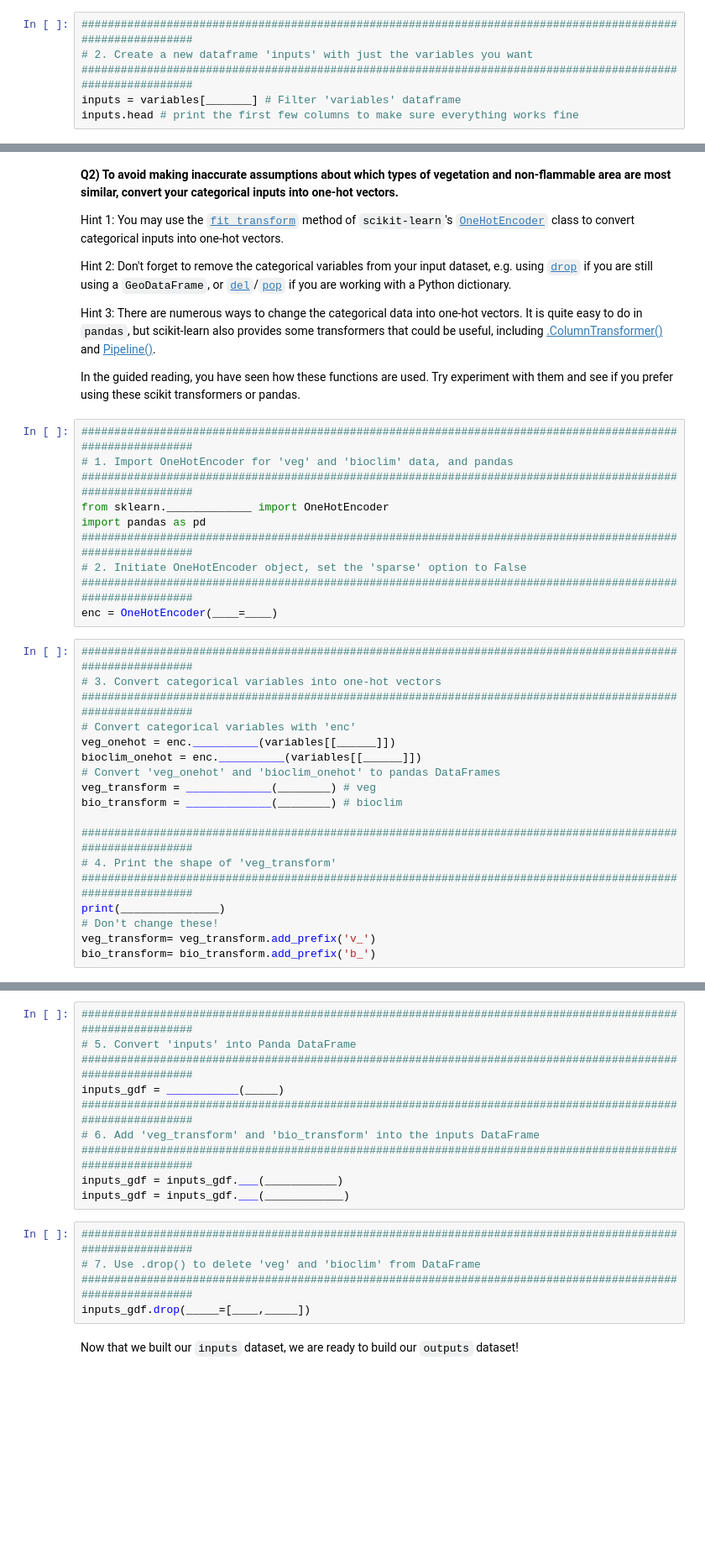
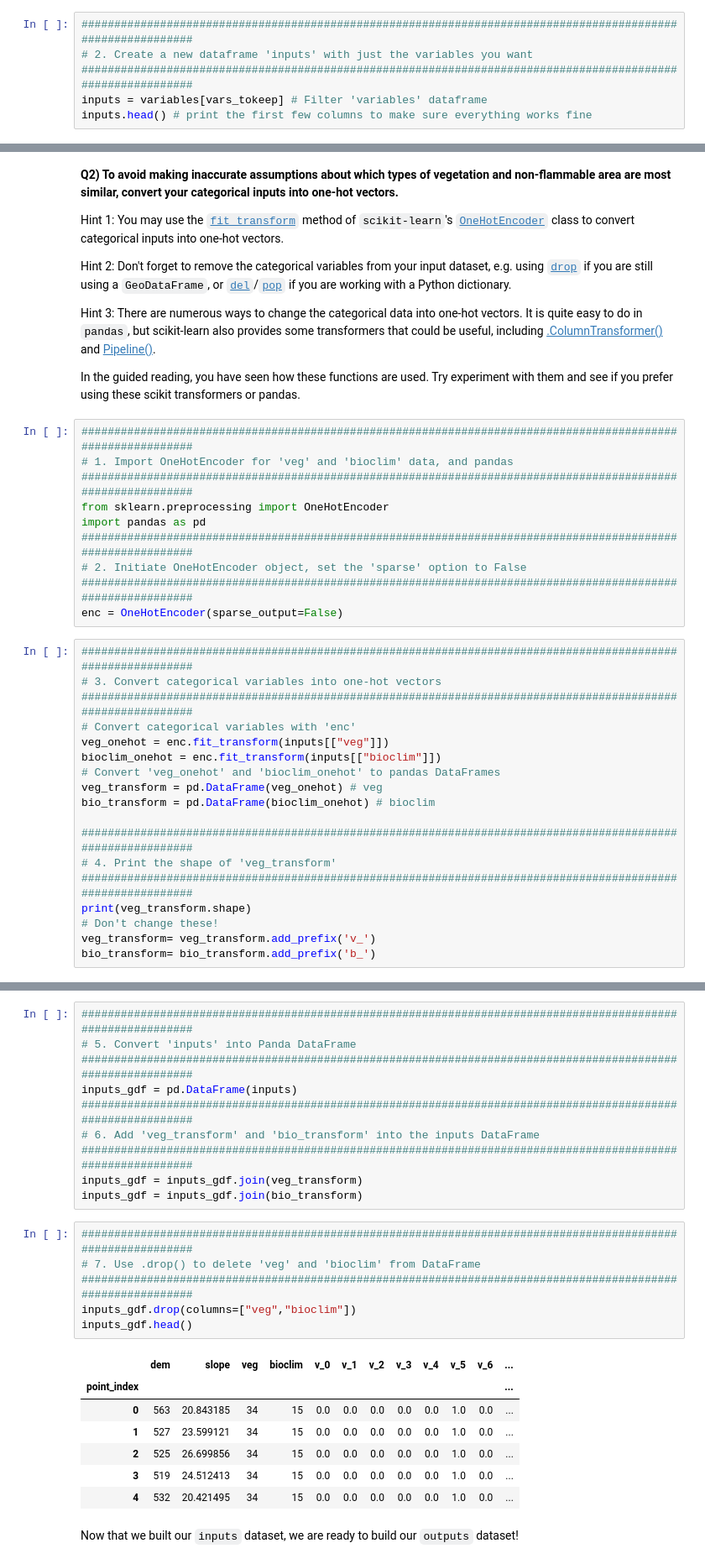
Before and after one commit to leajag/2025_ML_EES, a Jupyter notebook: Labs/2_4_Wildfire_Risk_Italy.ipynb, the cells around one changed output, grey strips where cells are left out. Shown at 84% size. Drawn from its saved outputs; the diff is of its cells as text; blank space fills up the shorter version.

```diff
--- a/Labs/2_4_Wildfire_Risk_Italy.ipynb
+++ b/Labs/2_4_Wildfire_Risk_Italy.ipynb
@@ -130,6 +155,6 @@ vars_tokeep = [___,____,____,__name__]
 ############################################################################################################
 # 2. Create a new dataframe 'inputs' with just the variables you want
 ############################################################################################################
-inputs = variables[_______] # Filter 'variables' dataframe
-inputs.head # print the first few columns to make sure everything works fine
+inputs = variables[vars_tokeep] # Filter 'variables' dataframe
+inputs.head() # print the first few columns to make sure everything works fine
 # %% [output]
@@ -162,27 +179,27 @@ In the guided reading, you have seen how these functions are used. Try experimen
 ############################################################################################################
 # 1. Import OneHotEncoder for 'veg' and 'bioclim' data, and pandas
 ############################################################################################################
-from sklearn._____________ import OneHotEncoder
+from sklearn.preprocessing import OneHotEncoder
 import pandas as pd
 ############################################################################################################
 # 2. Initiate OneHotEncoder object, set the 'sparse' option to False
 ############################################################################################################
-enc = OneHotEncoder(____=____)
+enc = OneHotEncoder(sparse_output=False)
 # %%
 ############################################################################################################
 # 3. Convert categorical variables into one-hot vectors
 ############################################################################################################
 # Convert categorical variables with 'enc'
-veg_onehot = enc.__________(variables[[______]])
-bioclim_onehot = enc.__________(variables[[______]])
+veg_onehot = enc.fit_transform(inputs[["veg"]])
+bioclim_onehot = enc.fit_transform(inputs[["bioclim"]])
 # Convert 'veg_onehot' and 'bioclim_onehot' to pandas DataFrames
-veg_transform = _____________(________) # veg
-bio_transform = _____________(________) # bioclim
+veg_transform = pd.DataFrame(veg_onehot) # veg
+bio_transform = pd.DataFrame(bioclim_onehot) # bioclim
 
 ############################################################################################################
 # 4. Print the shape of 'veg_transform'
 ############################################################################################################
-print(_______________)
+print(veg_transform.shape)
 # Don't change these!
 veg_transform= veg_transform.add_prefix('v_')
 bio_transform= bio_transform.add_prefix('b_')
@@ -192,17 +209,26 @@ Input (528669, 7)
 ############################################################################################################
 # 5. Convert 'inputs' into Panda DataFrame
 ############################################################################################################
-inputs_gdf = ___________(_____)
+inputs_gdf = pd.DataFrame(inputs)
 ############################################################################################################
 # 6. Add 'veg_transform' and 'bio_transform' into the inputs DataFrame
 ############################################################################################################
-inputs_gdf = inputs_gdf.___(___________)
-inputs_gdf = inputs_gdf.___(____________)
+inputs_gdf = inputs_gdf.join(veg_transform)
+inputs_gdf = inputs_gdf.join(bio_transform)
 # %%
 ############################################################################################################
 # 7. Use .drop() to delete 'veg' and 'bioclim' from DataFrame
 ############################################################################################################
-inputs_gdf.drop(_____=[____,_____])
+inputs_gdf.drop(columns=["veg","bioclim"])
+inputs_gdf.head()
+# %% [output]
+|  | dem | slope | veg | bioclim | v_0 | v_1 | v_2 | v_3 | v_4 | v_5 | v_6 | ... |
+| point_index |  |  |  |  |  |  |  |  |  |  |  | ... |
+| 0 | 563 | 20.843185 | 34 | 15 | 0.0 | 0.0 | 0.0 | 0.0 | 0.0 | 1.0 | 0.0 | ... |
+| 1 | 527 | 23.599121 | 34 | 15 | 0.0 | 0.0 | 0.0 | 0.0 | 0.0 | 1.0 | 0.0 | ... |
+| 2 | 525 | 26.699856 | 34 | 15 | 0.0 | 0.0 | 0.0 | 0.0 | 0.0 | 1.0 | 0.0 | ... |
+| 3 | 519 | 24.512413 | 34 | 15 | 0.0 | 0.0 | 0.0 | 0.0 | 0.0 | 1.0 | 0.0 | ... |
+| 4 | 532 | 20.421495 | 34 | 15 | 0.0 | 0.0 | 0.0 | 0.0 | 0.0 | 1.0 | 0.0 | ... |
 # %% [markdown]
 Now that we built our `inputs` dataset, we are ready to build our `outputs` dataset!
 # %% [markdown]
```
Also changed, not shown: parts of 26 cells of this notebook.
